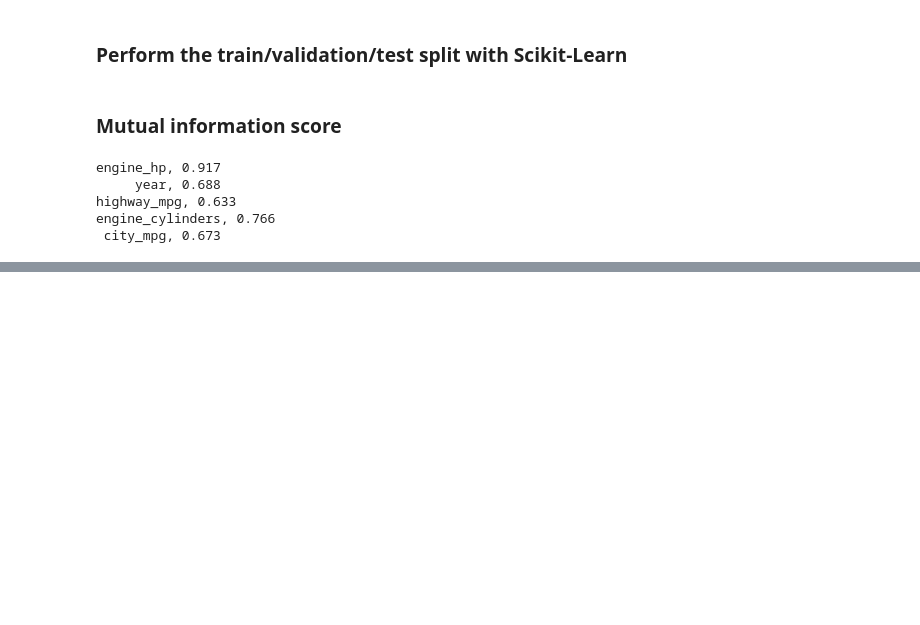
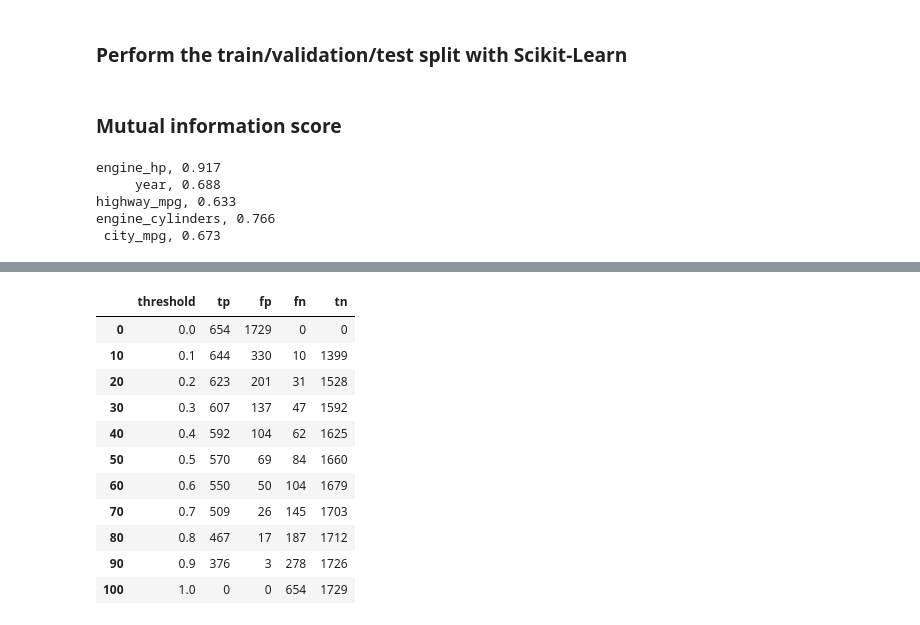
Before and after one commit to MingJunLim/ml-zoomcamp, a Jupyter notebook: Week_4/HW_Week4.ipynb, the cells around one changed output, grey strips where cells are left out. Saved outputs shown, nothing was run; the diff lists cells and outputs as text; code cells hidden in the pictures; blank space fills up the shorter version.

```diff
--- a/Week_4/HW_Week4.ipynb
+++ b/Week_4/HW_Week4.ipynb
@@ -108,0 +184,44 @@ engine_cylinders, 0.766
+# %%
+# CREATING CONFUSION MATRIX:
+def confusion_matrix_dataframe(y_val, y_pred):
+    scores = []
+
+    thresholds = np.linspace(0, 1, 101)
+
+    for t in thresholds:
+        actual_positive = (y_val == 1)
+        actual_negative = (y_val == 0)
+
+        predict_positive = (y_pred >= t)
+        predict_negative = (y_pred < t)
+
+        tp = (predict_positive & actual_positive).sum()
+        tn = (predict_negative & actual_negative).sum()
+
+        fp = (predict_positive & actual_negative).sum()
+        fn = (predict_negative & actual_positive).sum()
+
+        scores.append((t, tp, fp, fn, tn))
+
+    columns = ['threshold', 'tp', 'fp', 'fn', 'tn']
+    df_scores = pd.DataFrame(scores, columns=columns)
+
+    return df_scores
+
+
+# IMPLEMENTATION OF FUNCTION:
+df_scores = confusion_matrix_dataframe(y_val, y_pred)
+df_scores[::10]
+# %% [output]
+|  | threshold | tp | fp | fn | tn |
+| 0 | 0.0 | 654 | 1729 | 0 | 0 |
+| 10 | 0.1 | 644 | 330 | 10 | 1399 |
+| 20 | 0.2 | 623 | 201 | 31 | 1528 |
+| 30 | 0.3 | 607 | 137 | 47 | 1592 |
+| 40 | 0.4 | 592 | 104 | 62 | 1625 |
+| 50 | 0.5 | 570 | 69 | 84 | 1660 |
+| 60 | 0.6 | 550 | 50 | 104 | 1679 |
+| 70 | 0.7 | 509 | 26 | 145 | 1703 |
+| 80 | 0.8 | 467 | 17 | 187 | 1712 |
+| 90 | 0.9 | 376 | 3 | 278 | 1726 |
+| 100 | 1.0 | 0 | 0 | 654 | 1729 |
```
Also changed, not shown: parts of 19 cells of this notebook.
